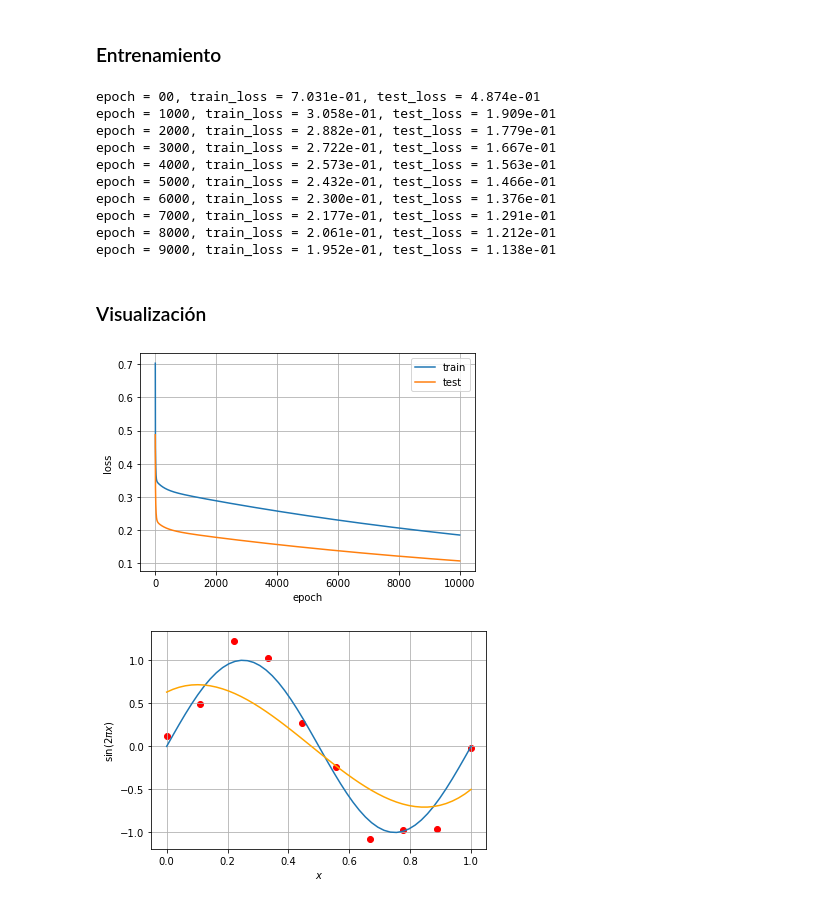
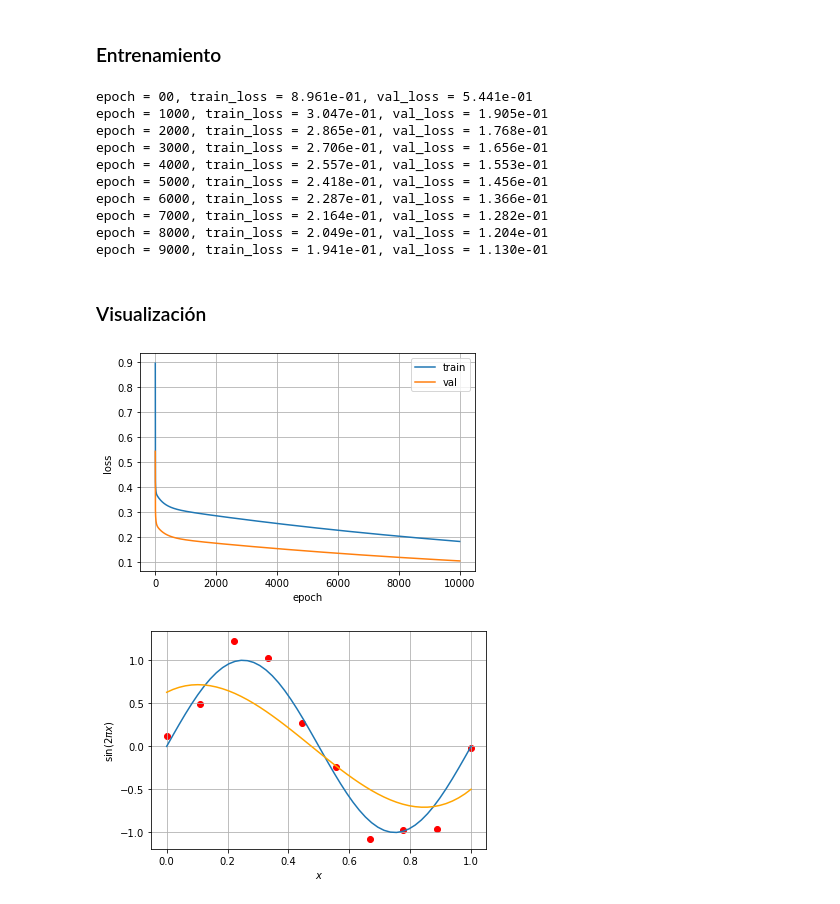
Before and after one commit to inteligenciafrvm/inteligenciafrvm, a Jupyter notebook: Clases prácticas/7. Intro a redes neuronales con Pytorch I.ipynb, the cells around one changed output. Cells and saved outputs as stored; diff of their text form; code cells hidden in the pictures.

```diff
--- a/Clases prácticas/7. Intro a redes neuronales con Pytorch I.ipynb
+++ b/Clases prácticas/7. Intro a redes neuronales con Pytorch I.ipynb
@@ -245,9 +245,9 @@ Primero, generamos un dataset "de juguete" con la función provista en el módul
 # %%
 from funciones_utiles import create_sinusoidal_data as create_data
 
-x_train, y_train, x_test, y_test = create_data()
+x_train, y_train, x_val, y_val = create_data()
 
-plt.plot(x_test, y_test)
+plt.plot(x_val, y_val)
 plt.scatter(x_train, y_train, color='red')
 plt.ylabel('$\sin(2 \pi x)$')
 plt.xlabel('$x$')
@@ -276,10 +276,10 @@ P = 3
 x_train_vec = polynomial_features(x_train, P)
 y_train_vec = y_train.reshape(-1, 1) # aumentamos nuestro tensor de 1D a 2D pues así lo usará nuestro modelo
 
-x_test_vec = polynomial_features(x_test, P)
-y_test_vec = y_test.reshape(-1, 1)
+x_val_vec = polynomial_features(x_val, P)
+y_val_vec = y_val.reshape(-1, 1)
 
-print(x_train_vec.shape, x_test_vec.shape)
+print(x_train_vec.shape, x_val_vec.shape)
 # %% [output]
 (10, 3) (50, 3)
 # %%
@@ -399,12 +399,12 @@ x_train_tensor = torch.from_numpy(np.float32(x_train_vec)).to(device)
 y_train_tensor = torch.from_numpy(np.float32(y_train_vec)).to(device)
 n_train = len(x_train_tensor)
 
-x_test_tensor = torch.from_numpy(np.float32(x_test_vec)).to(device)
-y_test_tensor = torch.from_numpy(np.float32(y_test_vec)).to(device)
-n_test = len(x_test_tensor)
+x_val_tensor = torch.from_numpy(np.float32(x_val_vec)).to(device)
+y_val_tensor = torch.from_numpy(np.float32(y_val_vec)).to(device)
+n_val = len(x_val_tensor)
 
 train_loss = []
-test_loss = []
+val_loss = []
 
 for epoch in range(EPOCHS):
 
@@ -417,38 +417,38 @@ for epoch in range(EPOCHS):
     train_loss.append(loss.detach().item())
 
     with torch.no_grad():
-        y_pred = model(x_test_tensor)
-        loss = criterion(y_pred, y_test_tensor) / n_test
-        test_loss.append(loss.item())
+        y_pred = model(x_val_tensor)
+        loss = criterion(y_pred, y_val_tensor) / n_val
+        val_loss.append(loss.item())
 
     if epoch % (EPOCHS//10) == 0:
-        print("epoch = {:02d}, train_loss = {:.3e}, test_loss = {:.3e}".format(epoch, train_loss[-1], test_loss[-1]))
+        print("epoch = {:02d}, train_loss = {:.3e}, val_loss = {:.3e}".format(epoch, train_loss[-1], val_loss[-1]))
 # %% [output]
-epoch = 00, train_loss = 7.031e-01, test_loss = 4.874e-01
-epoch = 1000, train_loss = 3.058e-01, test_loss = 1.909e-01
-epoch = 2000, train_loss = 2.882e-01, test_loss = 1.779e-01
-epoch = 3000, train_loss = 2.722e-01, test_loss = 1.667e-01
-epoch = 4000, train_loss = 2.573e-01, test_loss = 1.563e-01
-epoch = 5000, train_loss = 2.432e-01, test_loss = 1.466e-01
-epoch = 6000, train_loss = 2.300e-01, test_loss = 1.376e-01
-epoch = 7000, train_loss = 2.177e-01, test_loss = 1.291e-01
-epoch = 8000, train_loss = 2.061e-01, test_loss = 1.212e-01
-epoch = 9000, train_loss = 1.952e-01, test_loss = 1.138e-01
+epoch = 00, train_loss = 8.961e-01, val_loss = 5.441e-01
+epoch = 1000, train_loss = 3.047e-01, val_loss = 1.905e-01
+epoch = 2000, train_loss = 2.865e-01, val_loss = 1.768e-01
+epoch = 3000, train_loss = 2.706e-01, val_loss = 1.656e-01
+epoch = 4000, train_loss = 2.557e-01, val_loss = 1.553e-01
+epoch = 5000, train_loss = 2.418e-01, val_loss = 1.456e-01
+epoch = 6000, train_loss = 2.287e-01, val_loss = 1.366e-01
+epoch = 7000, train_loss = 2.164e-01, val_loss = 1.282e-01
+epoch = 8000, train_loss = 2.049e-01, val_loss = 1.204e-01
+epoch = 9000, train_loss = 1.941e-01, val_loss = 1.130e-01
 # %% [markdown]
 ### Visualización
 # %%
 plt.figure()
 plt.plot(np.arange(EPOCHS), train_loss)
-plt.plot(np.arange(EPOCHS), test_loss)
+plt.plot(np.arange(EPOCHS), val_loss)
 plt.ylabel('loss')
 plt.xlabel('epoch')
-plt.legend(['train', 'test'])
+plt.legend(['train', 'val'])
 plt.grid()
 
 model.eval()
-y_pred = model(x_test_tensor)
+y_pred = model(x_val_tensor)
 y_pred = y_pred.cpu().detach().numpy().squeeze()
 # %% [output]
-[figure, old version]
+[figure, new version]
 # %%
 plt.figure()
```
Also changed, not shown: parts of 17 cells of this notebook.
